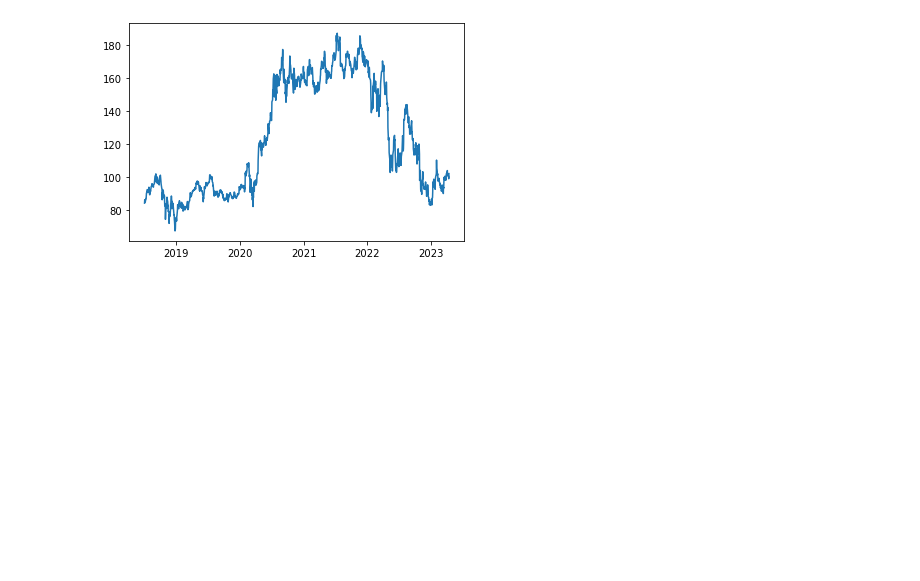
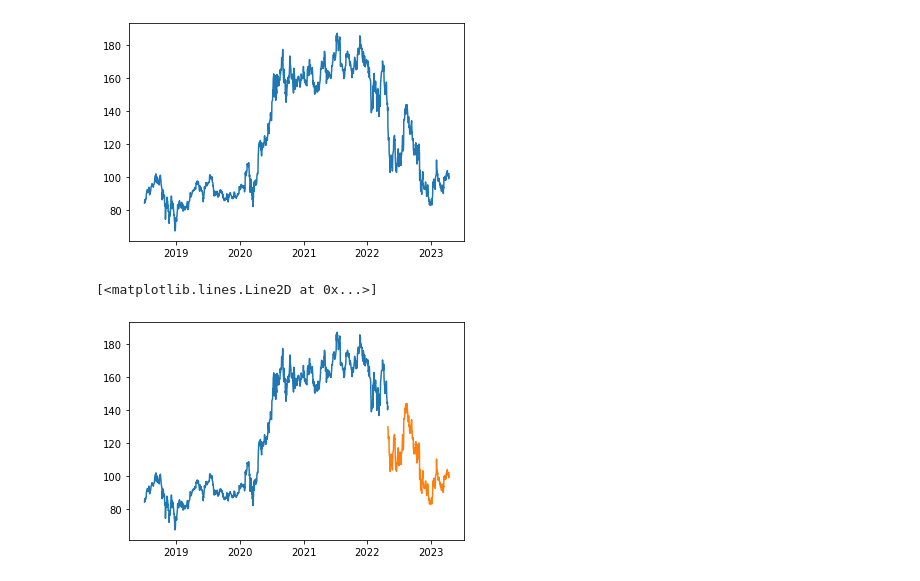
Before and after one commit to mrrkdas/Finance, a Jupyter notebook: Project/project.ipynb, the cells around one changed output. Drawn from its saved outputs; the diff is of its cells as text; code cells hidden in the pictures; blank space fills up the shorter version.

Commit message:
train_test_split

```diff
--- a/Project/project.ipynb
+++ b/Project/project.ipynb
@@ -118,3 +118,14 @@ plt.plot(timestamp, price)
 # %% [output]
 [<matplotlib.lines.Line2D at 0x...>]
 [figure]
+# %%
+split_size = int(0.8*len(price))
+
+X_train, y_train = timestamp[:split_size], price[:split_size]
+X_test, y_test = timestamp[split_size:], price[split_size:]
+# %%
+plt.plot(X_train, y_train)
+plt.plot(X_test, y_test)
+# %% [output]
+[<matplotlib.lines.Line2D at 0x...>]
+[figure, added]
```
